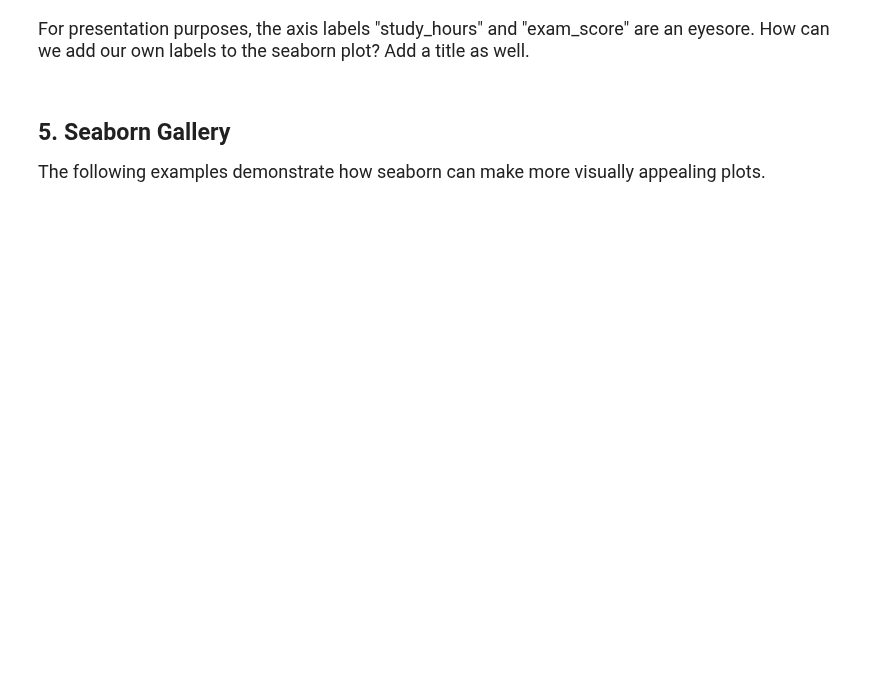
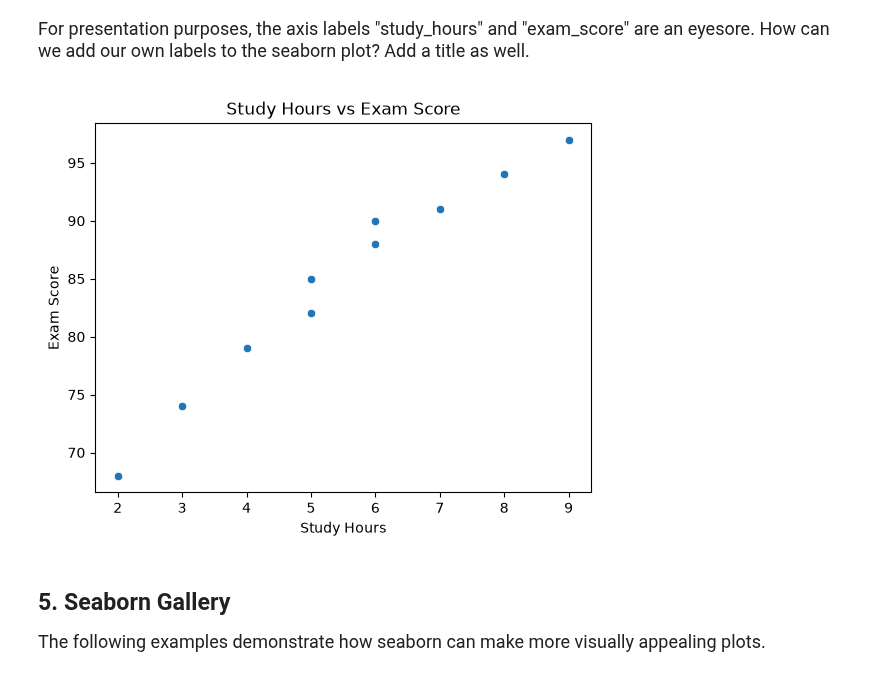
Before and after one commit to lihoimingandy1115-png/datasci185fall2026, a Jupyter notebook: Lab_02/lab02.ipynb, the cells around one changed output. Drawn from its saved outputs; the diff is of its cells as text; code cells hidden in the pictures; blank space fills up the shorter version.

```diff
--- a/Lab_02/lab02.ipynb
+++ b/Lab_02/lab02.ipynb
@@ -183,10 +298,15 @@ For presentation purposes, the axis labels "study_hours" and "exam_score" are an
 # %%
 sns.scatterplot(x = pandas_df["study_hours"], y = pandas_df["exam_score"])
 ### Replace the x-axis and y-axis labels so no underscores are present
 ### Add a title
+plt.xlabel("Study Hours")
+plt.ylabel("Exam Score")
+plt.title("Study Hours vs Exam Score")
 
 
 plt.show()
+# %% [output]
+[figure, added]
 # %% [markdown]
 ## 5. Seaborn Gallery
 
```
Also changed, not shown: parts of 17 cells of this notebook.
